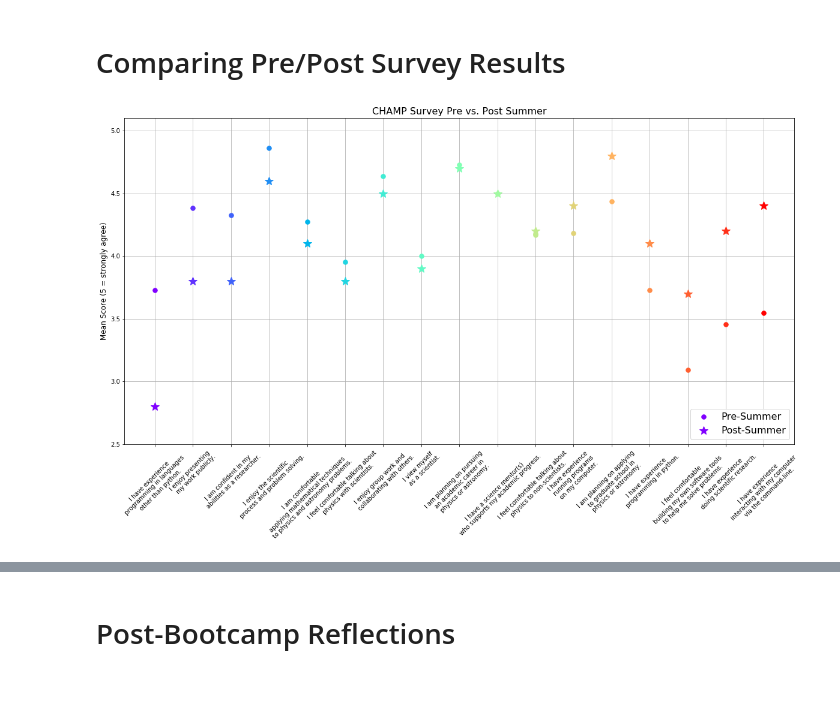
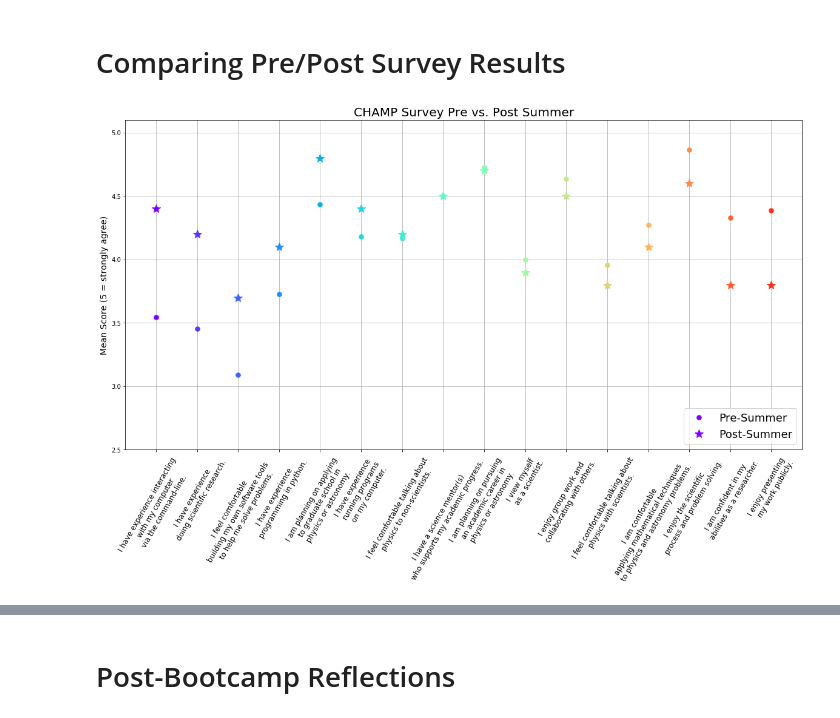
Before and after one commit to carinacheng/CHAMP2017, a Jupyter notebook: Survey/CHAMP 2017.ipynb, the cells around one changed output, grey strips where cells are left out. Drawn from its saved outputs; the diff is of its cells as text; code cells hidden in the pictures; blank space fills up the shorter version.

Commit message:
minor plot changes, used t-test to calculate p-values

```diff
--- a/Survey/CHAMP 2017.ipynb
+++ b/Survey/CHAMP 2017.ipynb
@@ -33,7 +33,7 @@ Q[1] = "I have experience \n programming in python."
 Q[2] = "I have experience \n programming in languages \n other than python."
 Q[3] = "I have experience \n doing scientific research."
 Q[4] = "I have experience \n running programs \n on my computer."
-Q[5] = "I have experience \n interacting with my computer \n via the command-line."
+Q[5] = "I have experience interacting \n with my computer \n via the command-line."
 Q[6] = "I am comfortable \n applying mathematical techniques \n to physics and astronomy problems."
 Q[7] = "I feel comfortable \n building my own software tools \n to help me solve problems."
 Q[8] = "I enjoy group work and \n collaborating with others."
@@ -109,38 +109,39 @@ Af[26] = [1,3,5,5,5,5,5,5,5,5]
 # %%
 from textwrap import wrap
 p.figure(figsize=(20,10))
 xs = n.arange(1,18,1)
 colors = p.cm.rainbow(n.linspace(0,1,len(xs)))
 labels = []
 befores = []
 afters = []
 for i in xs:
     before = n.mean(Ai[i])
     after = n.mean(Af[i])
     befores.append(before)
     afters.append(after)
     labels.append(Q[i])
 
 befores = n.array(befores)
 afters = n.array(afters)
 labels = n.array(labels)
 
-diff = afters-befores
-order = n.argsort(diff)
+diff = afters-befores # order by amount of difference between pre and post
+order = n.argsort(diff)[::-1] # sort by positive difference first
 
-befores = befores[order]
-afters = afters[order]
-labels = labels[order]
+befores = befores[order][:-1]
+afters = afters[order][:-1]
+labels = labels[order][:-1]
+xs = xs[:-1] # get rid of the most negative point ("I have experiences programming in languages other than python")
 
 for i,c in zip(xs,colors):
     p.plot(i,befores[i-1], '.', color=c, ms=15, label="Pre-Summer" if i==1 else "")
     p.plot(i,afters[i-1], '*', color=c, ms=15, label="Post-Summer" if i==1 else "")
 p.ylim(2.5,5.1)
-p.legend(loc='lower right',prop={'size':16})
+p.legend(loc='lower right',prop={'size':18})
 p.grid()
-p.title("CHAMP Survey Pre vs. Post Summer", fontsize=16)
-p.ylabel("Mean Score (5 = strongly agree)", fontsize=12)
-p.xticks(xs, labels, rotation=45)
+p.title("CHAMP Survey Pre vs. Post Summer", fontsize=20)
+p.ylabel("Mean Score (5 = strongly agree)", fontsize=14)
+p.xticks(xs, labels, rotation=60, fontsize=12)
 p.show()
 # %% [output]
-[figure, old version]
+[figure, new version]
```
Also changed, not shown: parts of 3 cells of this notebook.
